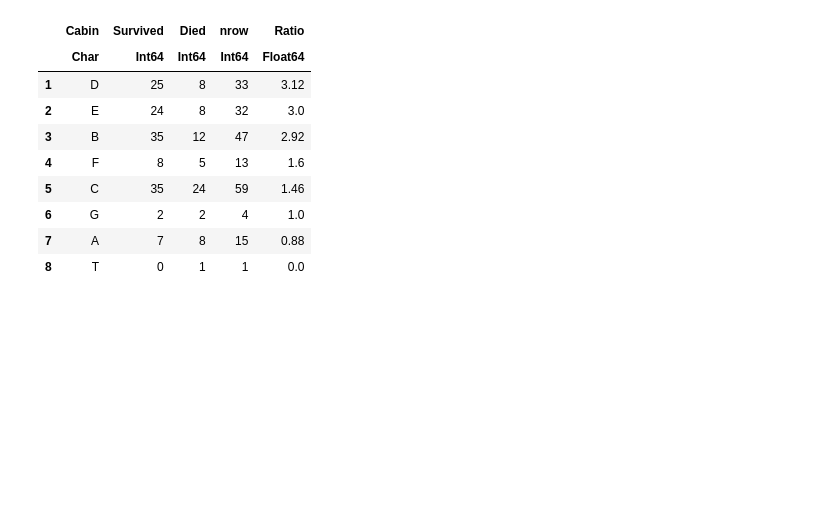
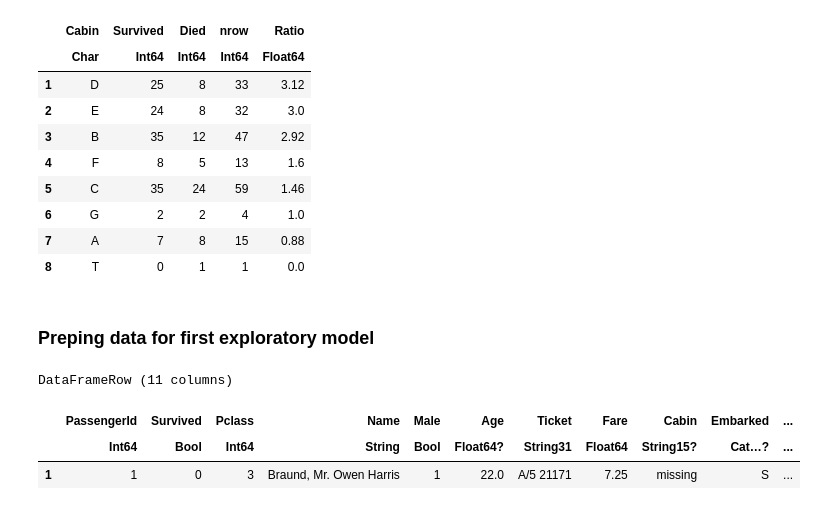
Before and after one commit to Muresan73/Kaggle-experiments, a Jupyter notebook: Titanic/titanic.ipynb, the cells around one changed output. Saved outputs shown, nothing was run; the diff lists cells and outputs as text; code cells hidden in the pictures; blank space fills up the shorter version.

```diff
--- a/Titanic/titanic.ipynb
+++ b/Titanic/titanic.ipynb
@@ -186,3 +194,14 @@ cabin.Cabin = getindex.(cabin[:,:Cabin],1)
 | 6 | G | 2 | 2 | 4 | 1.0 |
 | 7 | A | 7 | 8 | 15 | 0.88 |
 | 8 | T | 0 | 1 | 1 | 0.0 |
+# %% [markdown]
+### Preping data for first exploratory model
+# %%
+df.FamilySize = df.SibSp .+ df.Parch
+family_df = df[:, Not([:SibSp,:Parch])]
+first(family_df)
+# %% [output]
+DataFrameRow (11 columns)
+|  | PassengerId | Survived | Pclass | Name | Male | Age | Ticket | Fare | Cabin | Embarked | ... |
+|  | Int64 | Bool | Int64 | String | Bool | Float64? | String31 | Float64 | String15? | Cat…? | ... |
+| 1 | 1 | 0 | 3 | Braund, Mr. Owen Harris | 1 | 22.0 | A/5 21171 | 7.25 | missing | S | ... |
```
Also changed, not shown: parts of 19 cells of this notebook, 3 other files.
